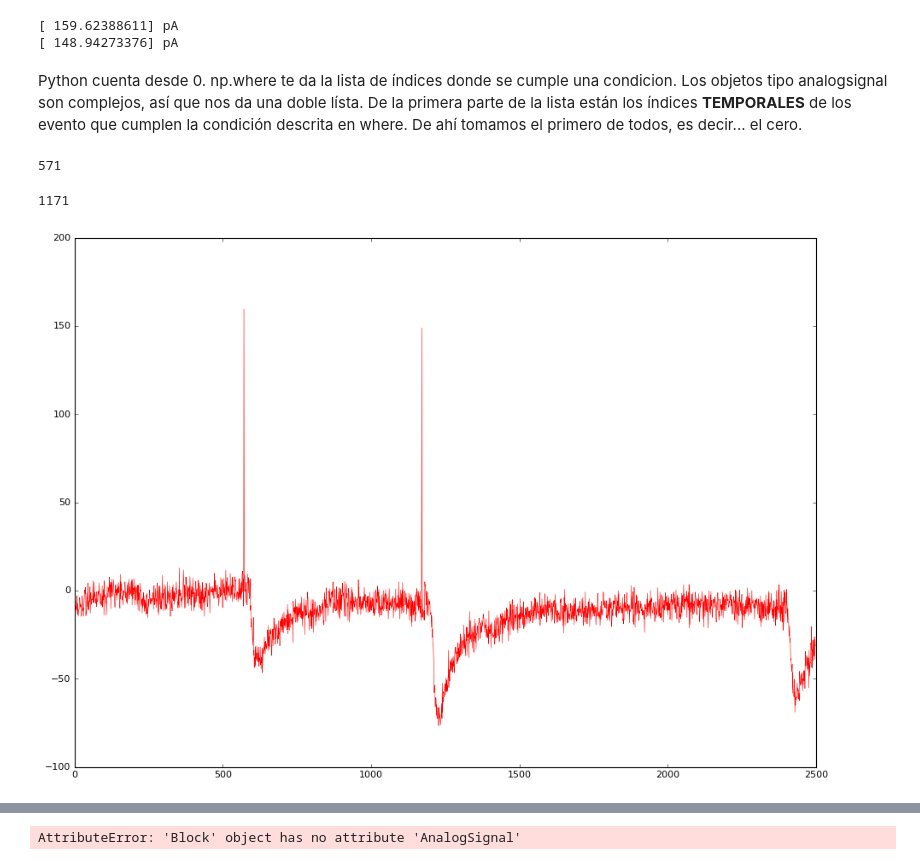
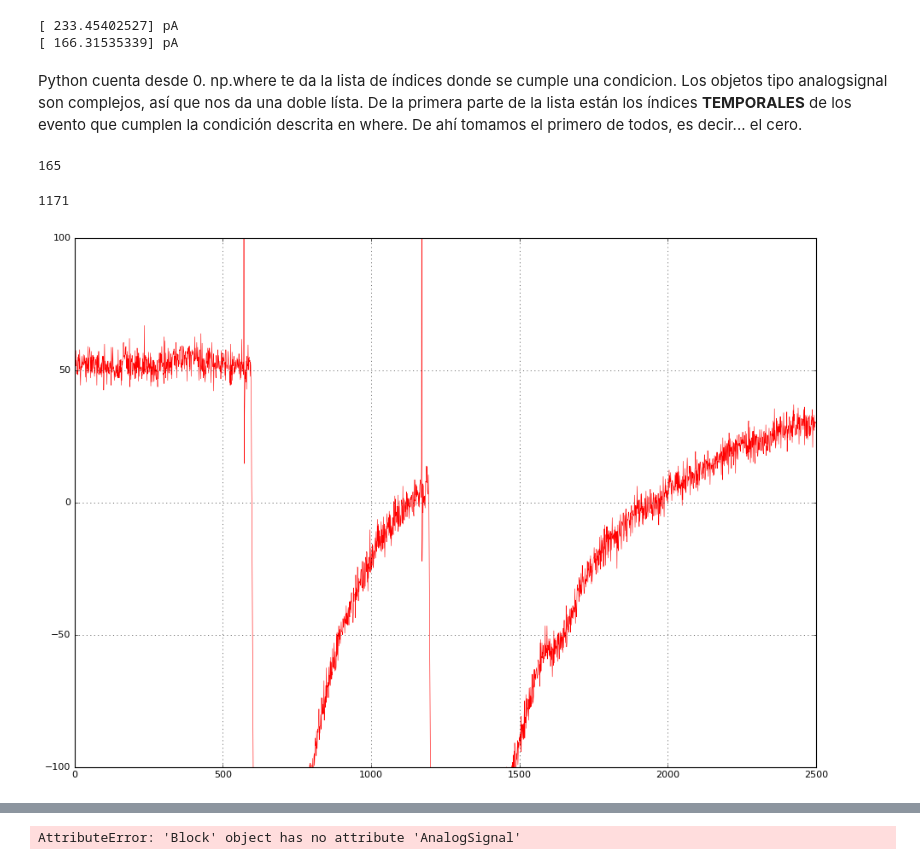
Before and after one commit to kzapfe/AprendiendoComputoLibre, a Jupyter notebook: Python/AprendiendoNeo_v05-02.ipynb, the cells around one changed output, grey strips where cells are left out. Saved outputs shown, nothing was run; the diff lists cells and outputs as text; code cells hidden in the pictures.

Commit message:
funciones felipe

```diff
--- a/Python/AprendiendoNeo_v05-02.ipynb
+++ b/Python/AprendiendoNeo_v05-02.ipynb
@@ -12,7 +12,7 @@ from neo import (Block, Segment, ChannelIndex,AnalogSignal)
 # %%
 import nixio
 # %%
-nombre="../DatosIntraCelularesFelipe/C1_21_2_17/PP1_L06hz_C1_21_2_17.abf"
+nombre="../DatosIntraCelularesFelipe/C1_21_2_17/PP2_H1hz_C1_21_2_17.abf"
 # %%
 archivo=io.AxonIO(filename=nombre)
 # %%
@@ -24,5 +24,5 @@ LosDatos.size['segments']
 # %%
-ejemplo=LosDatos.segments[0].analogsignals[0]
+ejemplo=LosDatos.segments[8].analogsignals[0]
 # %%
 ?ejemplo
 # %%
@@ -30,21 +30,23 @@ for i in ejemplo:
     if(i>100):
         print(i)
 # %% [output]
-[ 159.62388611] pA
-[ 148.94273376] pA
+[ 233.45402527] pA
+[ 166.31535339] pA
 # %% [markdown]
 Python cuenta desde 0. np.where te da la lista de índices donde se cumple una condicion. Los objetos tipo analogsignal son complejos, así que nos da una doble lísta. De la primera parte de la lista están los índices **TEMPORALES** de los evento que cumplen la condición descrita en where. De ahí tomamos el primero de todos, es decir... el cero.
 # %%
-np.where(ejemplo>100)[0][0]
+np.where(ejemplo>60)[0][0]
 # %% [output]
-571
+165
 # %%
 np.where(ejemplo>100)[0][1]
 # %% [output]
 1171
 # %%
 plt.figure(figsize=(14,10))
+plt.ylim(-100,100)
+plt.grid()
 plt.plot(ejemplo, c="red", lw="0.5")
 plt.show()
 # %% [output]
-[figure, old version]
+[figure, new version]
```
Also changed, not shown: parts of 3 cells of this notebook, 1 other file.
